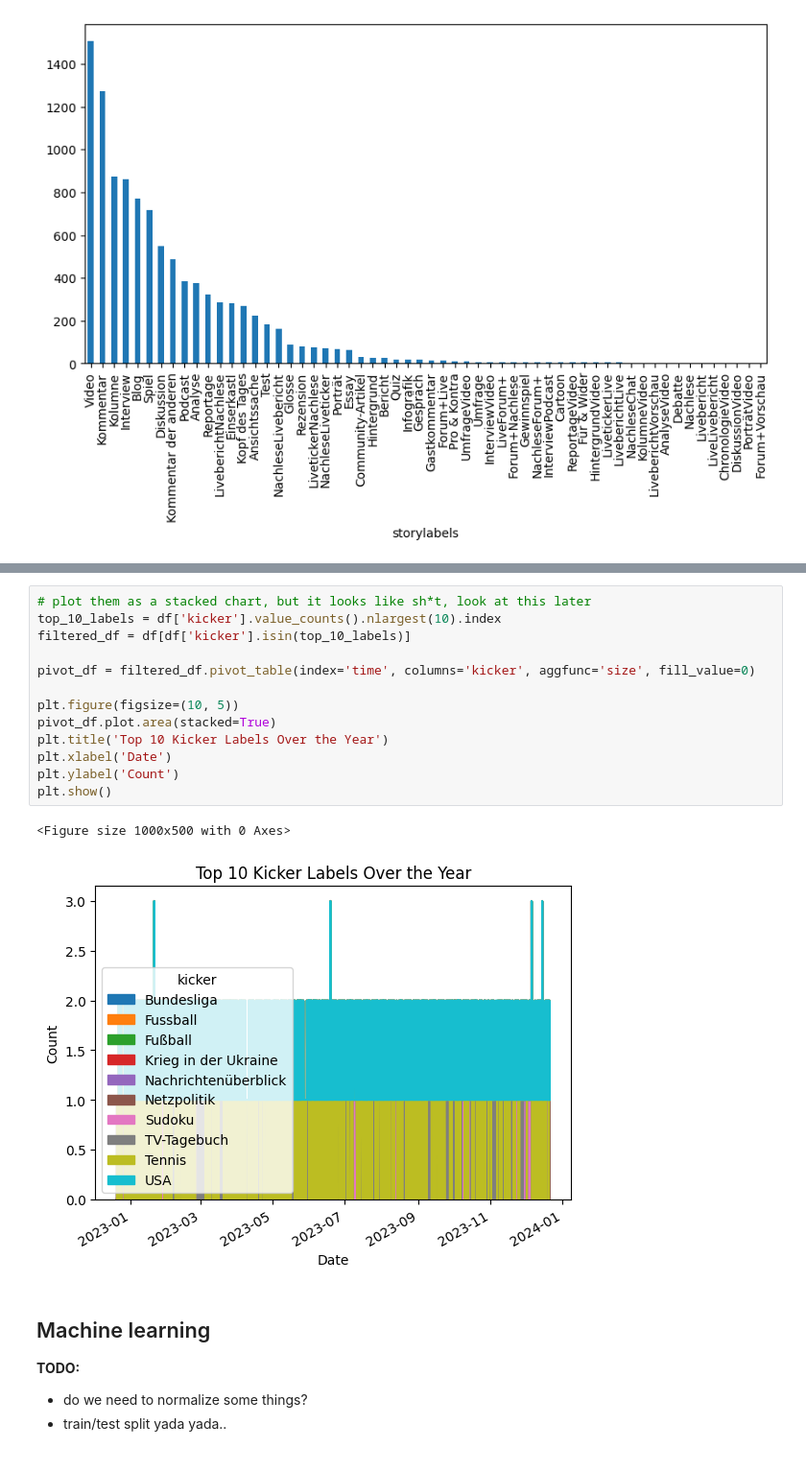
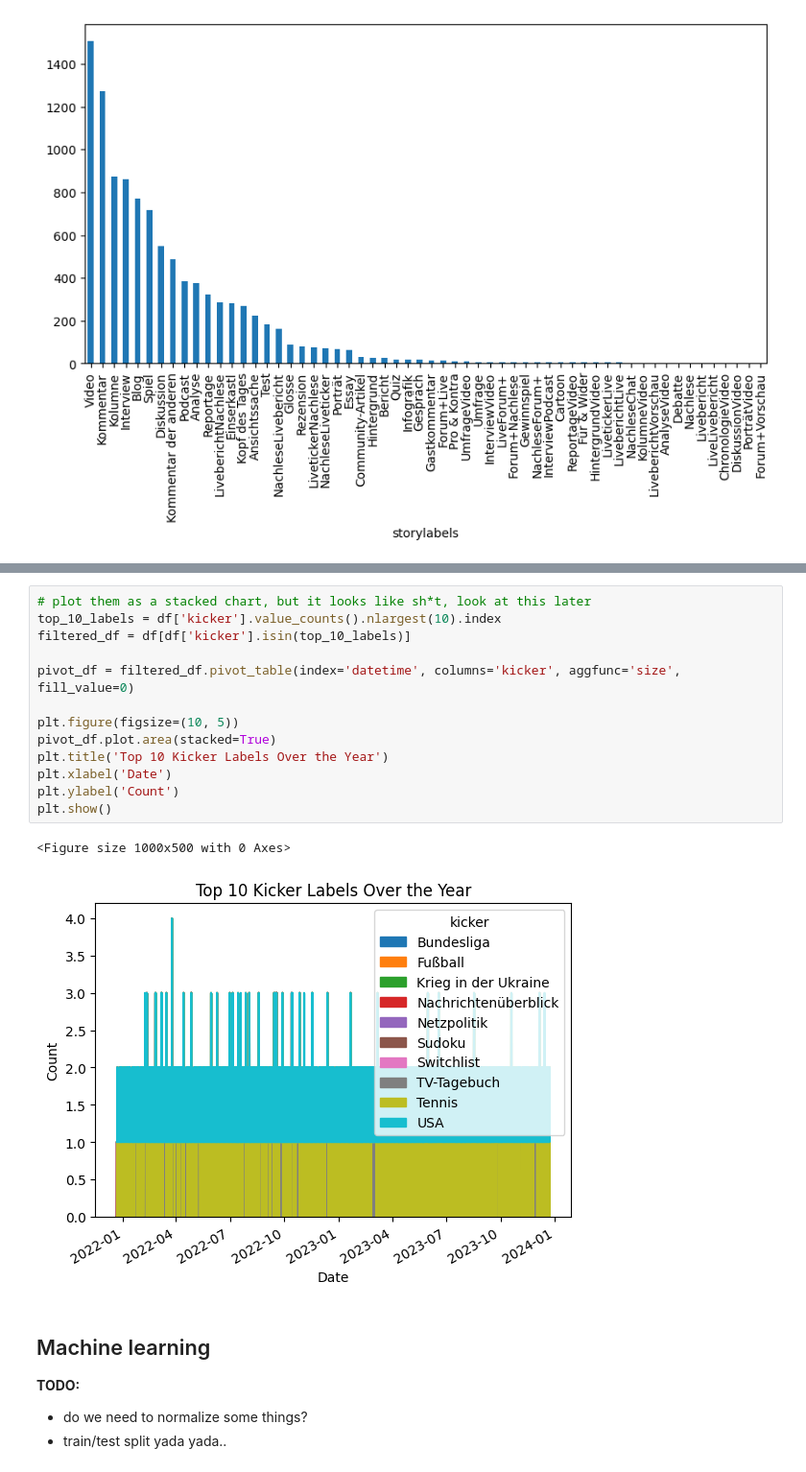
Before and after one commit to pastra98/AI_Lab, a Jupyter notebook: assignment/ml_analysis.ipynb, the cells around one changed output, grey strips where cells are left out. Shown at 96% size. Cells and saved outputs as stored; diff of their text form.

```diff
--- a/assignment/ml_analysis.ipynb
+++ b/assignment/ml_analysis.ipynb
@@ -127,19 +125,19 @@ Name: count, dtype: int64
 # %%
 # plot them as a stacked chart, but it looks like sh*t, look at this later
 top_10_labels = df['kicker'].value_counts().nlargest(10).index
 filtered_df = df[df['kicker'].isin(top_10_labels)]
 
-pivot_df = filtered_df.pivot_table(index='time', columns='kicker', aggfunc='size', fill_value=0)
+pivot_df = filtered_df.pivot_table(index='datetime', columns='kicker', aggfunc='size', fill_value=0)
 
 plt.figure(figsize=(10, 5))
 pivot_df.plot.area(stacked=True)
 plt.title('Top 10 Kicker Labels Over the Year')
 plt.xlabel('Date')
 plt.ylabel('Count')
 plt.show()
 # %% [output]
 <Figure size 1000x500 with 0 Axes>
-[figure, old version]
+[figure, new version]
 # %% [markdown]
 ## Machine learning
 **TODO:**
```
Also changed, not shown: parts of 5 cells of this notebook.
